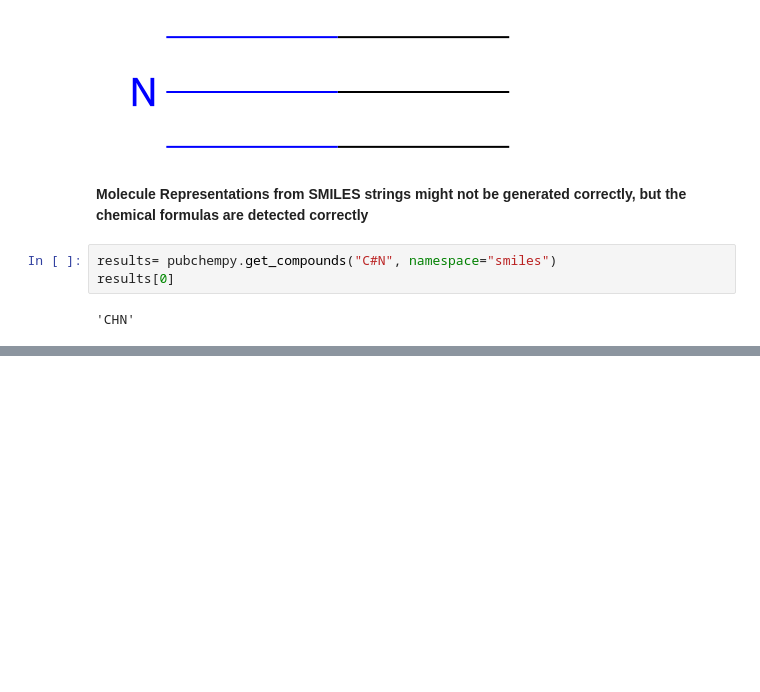
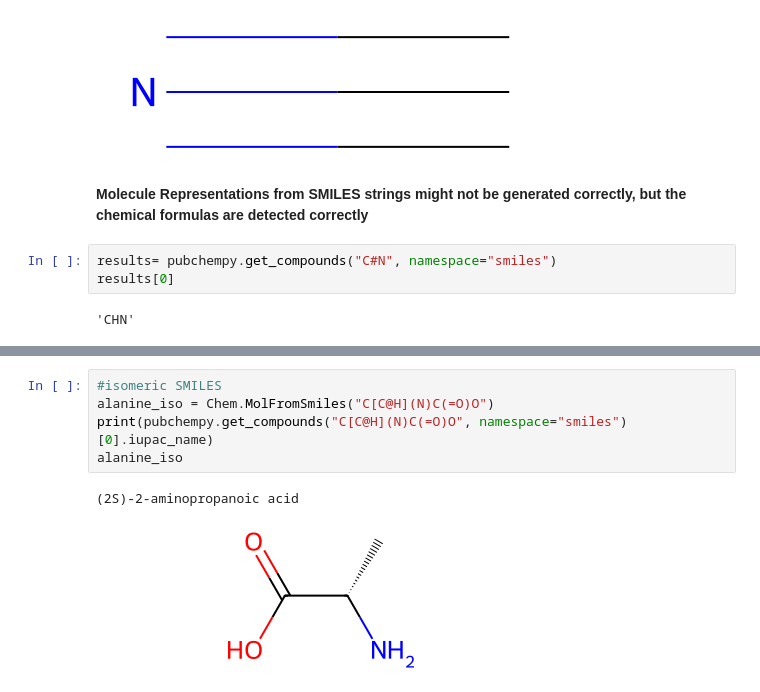
Before and after one commit to xiang1103/DL_ML_Implementations, a Jupyter notebook: RDkit/experiment.ipynb, the cells around one changed output, grey strips where cells are left out. Cells and saved outputs as stored; diff of their text form; blank space fills up the shorter version.

```diff
--- a/RDkit/experiment.ipynb
+++ b/RDkit/experiment.ipynb
@@ -72,0 +97,8 @@ results[0]
+# %%
+#isomeric SMILES
+alanine_iso = Chem.MolFromSmiles("C[C@H](N)C(=O)O")
+print(pubchempy.get_compounds("C[C@H](N)C(=O)O", namespace="smiles")[0].iupac_name)
+alanine_iso
+# %% [output]
+(2S)-2-aminopropanoic acid
+[figure, added]
```
Also changed, not shown: parts of 9 cells of this notebook, 1 other file.
